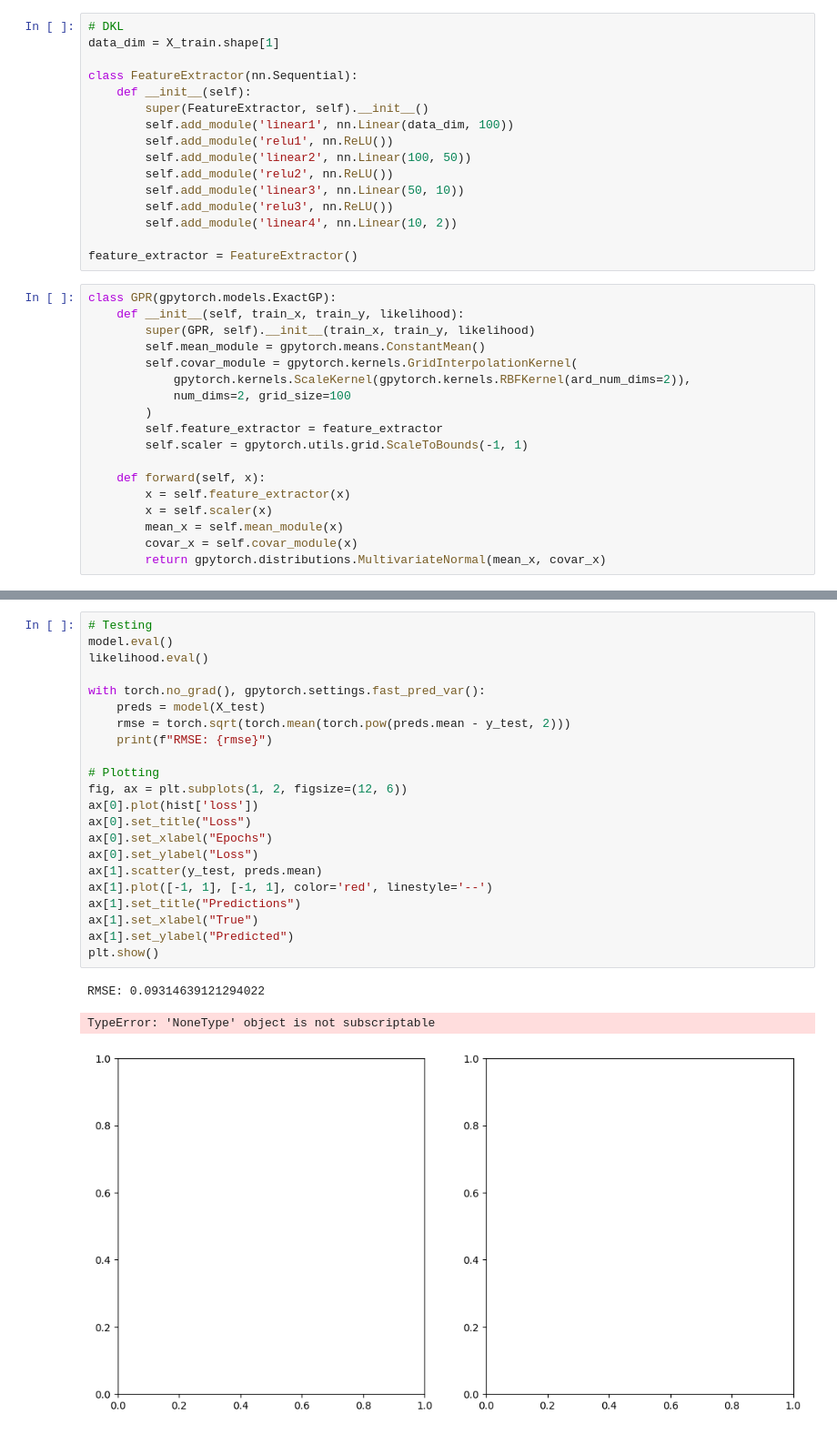
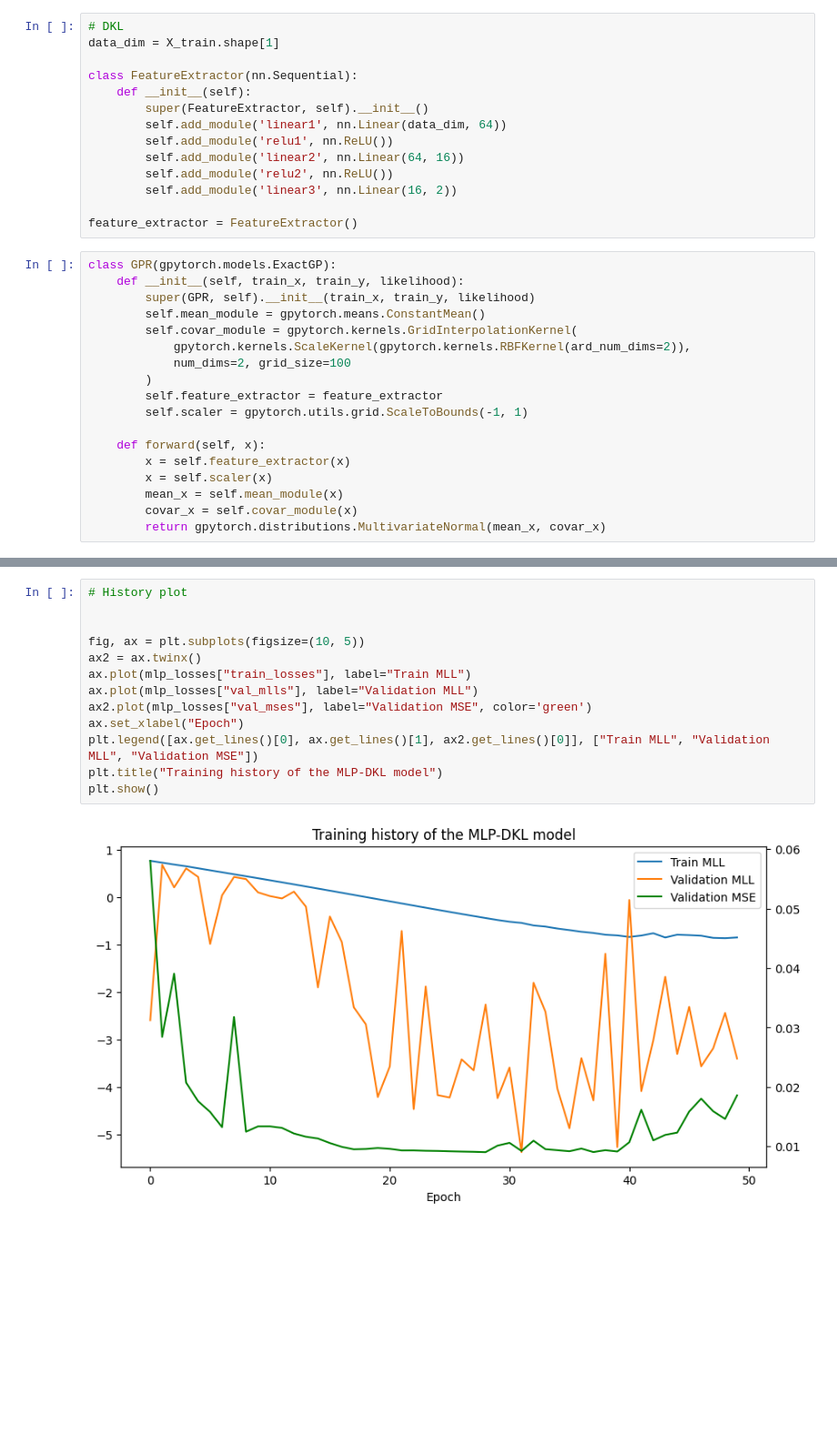
Before and after one commit to ddangchani/Supplements, a Jupyter notebook: DeepLearning/KANDKL.ipynb, the cells around one changed output, grey strips where cells are left out. Shown: that part at 91% size. Saved outputs shown, nothing was run; the diff lists cells and outputs as text; blank space fills up the shorter version.

```diff
--- a/DeepLearning/KANDKL.ipynb
+++ b/DeepLearning/KANDKL.ipynb
@@ -45,13 +54,11 @@ data_dim = X_train.shape[1]
 class FeatureExtractor(nn.Sequential):
     def __init__(self):
         super(FeatureExtractor, self).__init__()
-        self.add_module('linear1', nn.Linear(data_dim, 100))
+        self.add_module('linear1', nn.Linear(data_dim, 64))
         self.add_module('relu1', nn.ReLU())
-        self.add_module('linear2', nn.Linear(100, 50))
+        self.add_module('linear2', nn.Linear(64, 16))
         self.add_module('relu2', nn.ReLU())
-        self.add_module('linear3', nn.Linear(50, 10))
-        self.add_module('relu3', nn.ReLU())
-        self.add_module('linear4', nn.Linear(10, 2))
+        self.add_module('linear3', nn.Linear(16, 2))
 
 feature_extractor = FeatureExtractor()
 # %%
@@ -118,26 +134,15 @@ hist
-# %%
-# Testing
-model.eval()
-likelihood.eval()
-
-with torch.no_grad(), gpytorch.settings.fast_pred_var():
-    preds = model(X_test)
-    rmse = torch.sqrt(torch.mean(torch.pow(preds.mean - y_test, 2)))
-    print(f"RMSE: {rmse}")
-
-# Plotting
-fig, ax = plt.subplots(1, 2, figsize=(12, 6))
-ax[0].plot(hist['loss'])
-ax[0].set_title("Loss")
-ax[0].set_xlabel("Epochs")
-ax[0].set_ylabel("Loss")
-ax[1].scatter(y_test, preds.mean)
-ax[1].plot([-1, 1], [-1, 1], color='red', linestyle='--')
-ax[1].set_title("Predictions")
-ax[1].set_xlabel("True")
-ax[1].set_ylabel("Predicted")
-plt.show()
-# %% [output]
-RMSE: 0.09314639121294022
-TypeError: 'NoneType' object is not subscriptable
-[figure, removed]
+# %%
+# History plot
+
+
+fig, ax = plt.subplots(figsize=(10, 5))
+ax2 = ax.twinx()
+ax.plot(mlp_losses["train_losses"], label="Train MLL")
+ax.plot(mlp_losses["val_mlls"], label="Validation MLL")
+ax2.plot(mlp_losses["val_mses"], label="Validation MSE", color='green')
+ax.set_xlabel("Epoch")
+plt.legend([ax.get_lines()[0], ax.get_lines()[1], ax2.get_lines()[0]], ["Train MLL", "Validation MLL", "Validation MSE"])
+plt.title("Training history of the MLP-DKL model")
+plt.show()
+# %% [output]
+[figure, added]
```
Also changed, not shown: parts of 13 cells of this notebook.
